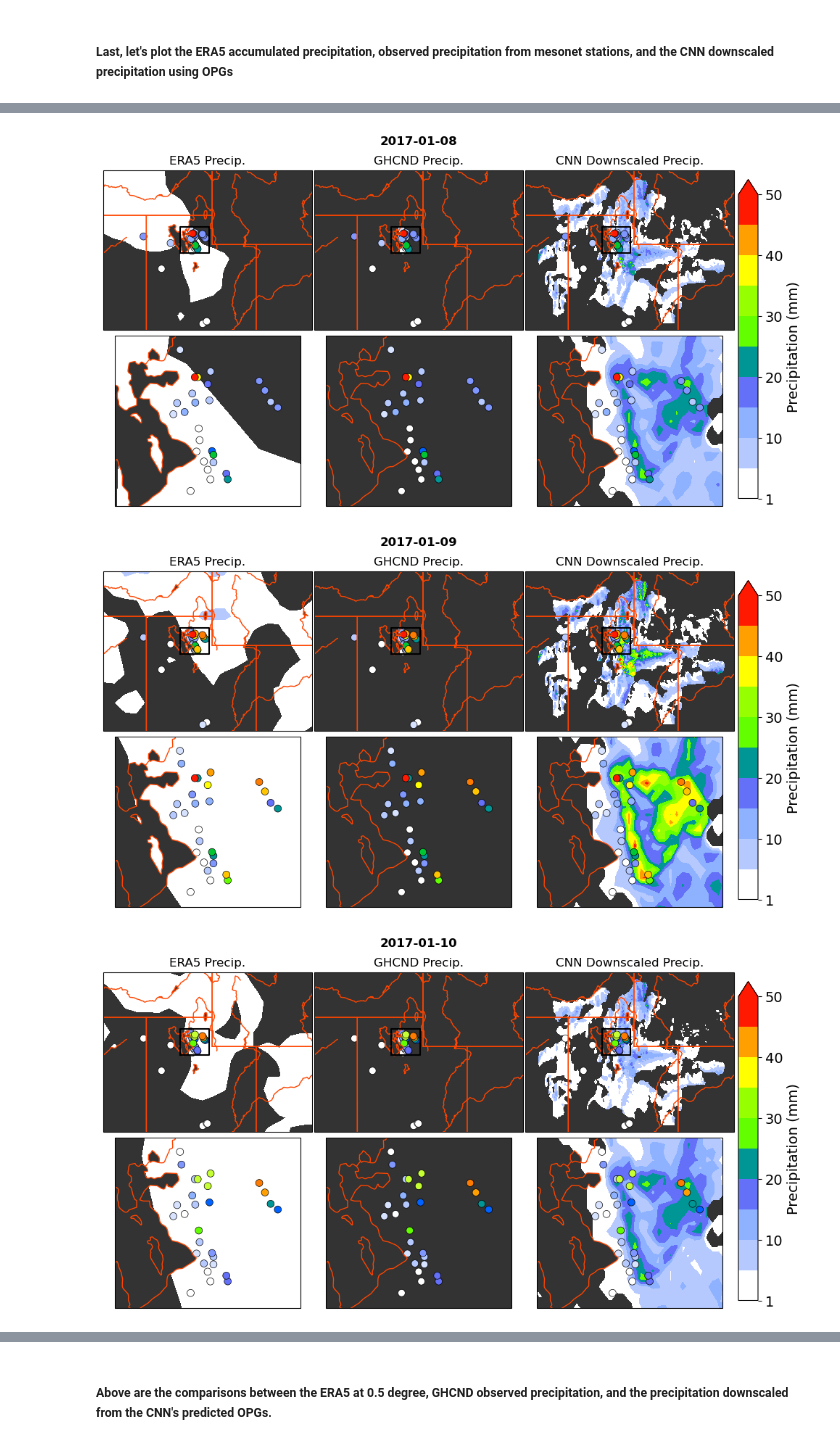
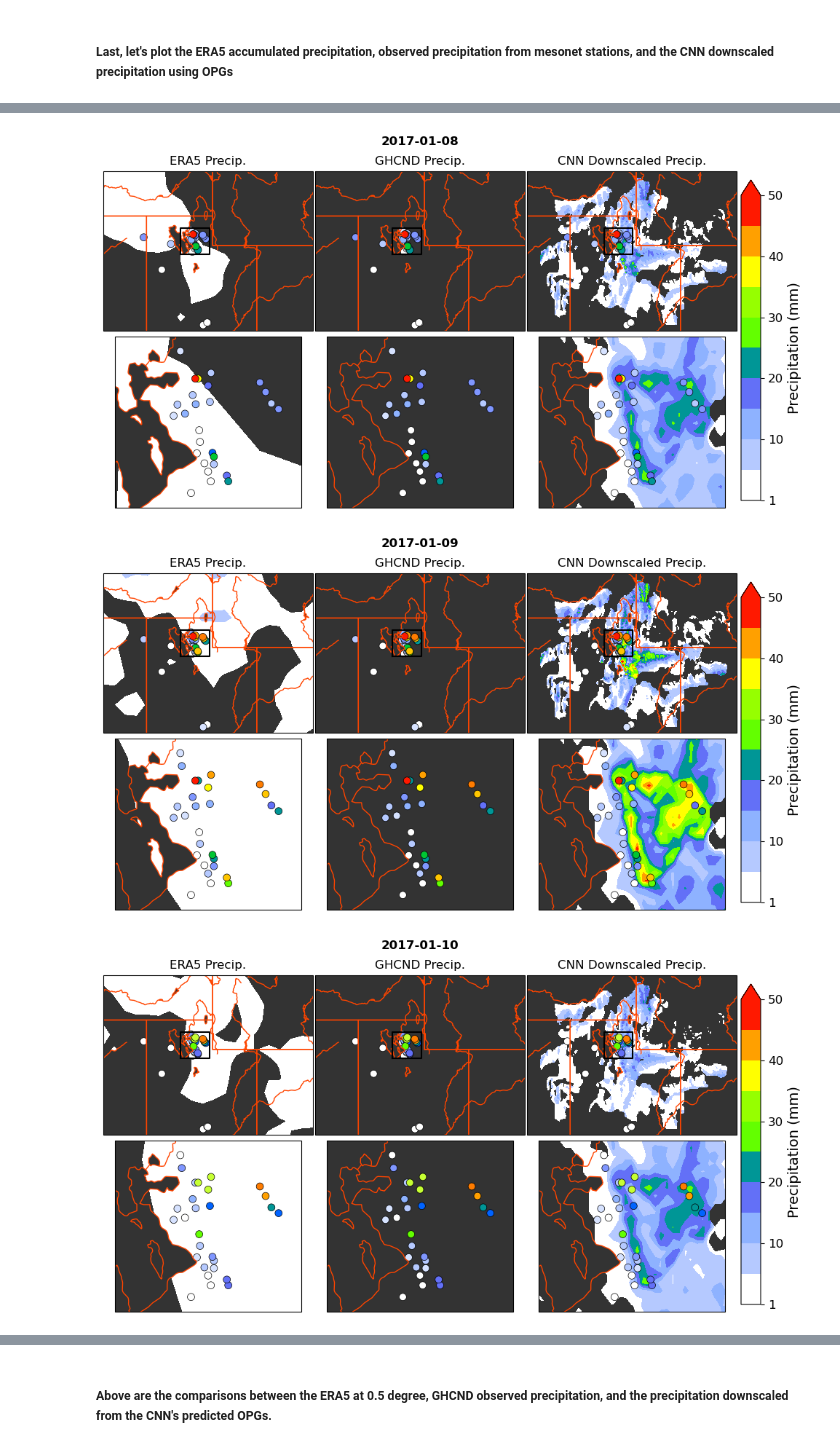
Before and after one commit to s-wolvin/OPG-CNN-Northern-Utah-CIROH-Workshop, a Jupyter notebook: scripts/CIROH_CNN_Evaluation.ipynb, the cells around one changed output, grey strips where cells are left out. Cells and saved outputs as stored; diff of their text form; code cells hidden in the pictures.

```diff
--- a/scripts/CIROH_CNN_Evaluation.ipynb
+++ b/scripts/CIROH_CNN_Evaluation.ipynb
@@ -765,7 +765,7 @@ for dayx in range(np.shape(pred_opg)[0]):
     cbar_pr = fig.add_axes([0.99, 0.05, 0.03, 0.88])
     cb_at = fig.colorbar(pr, cax=cbar_pr, pad=0.0, aspect=15, fraction=0.032)
     cb_at.set_label('Precipitation (mm)', size=14)
-    cb_at.ax.tick_params(labelsize=14)
+    cb_at.ax.tick_params(labelsize=12)
 
     # adjust plot
     plt.subplots_adjust(wspace=0.01, hspace=0)
@@ -781,3 +781,3 @@ for dayx in range(np.shape(pred_opg)[0]):
-[figure, old version]
+[figure, new version]
-[figure, old version]
+[figure, new version]
-[figure, old version]
+[figure, new version]
```
Also changed, not shown: parts of 1 cell of this notebook, 9 other files.
